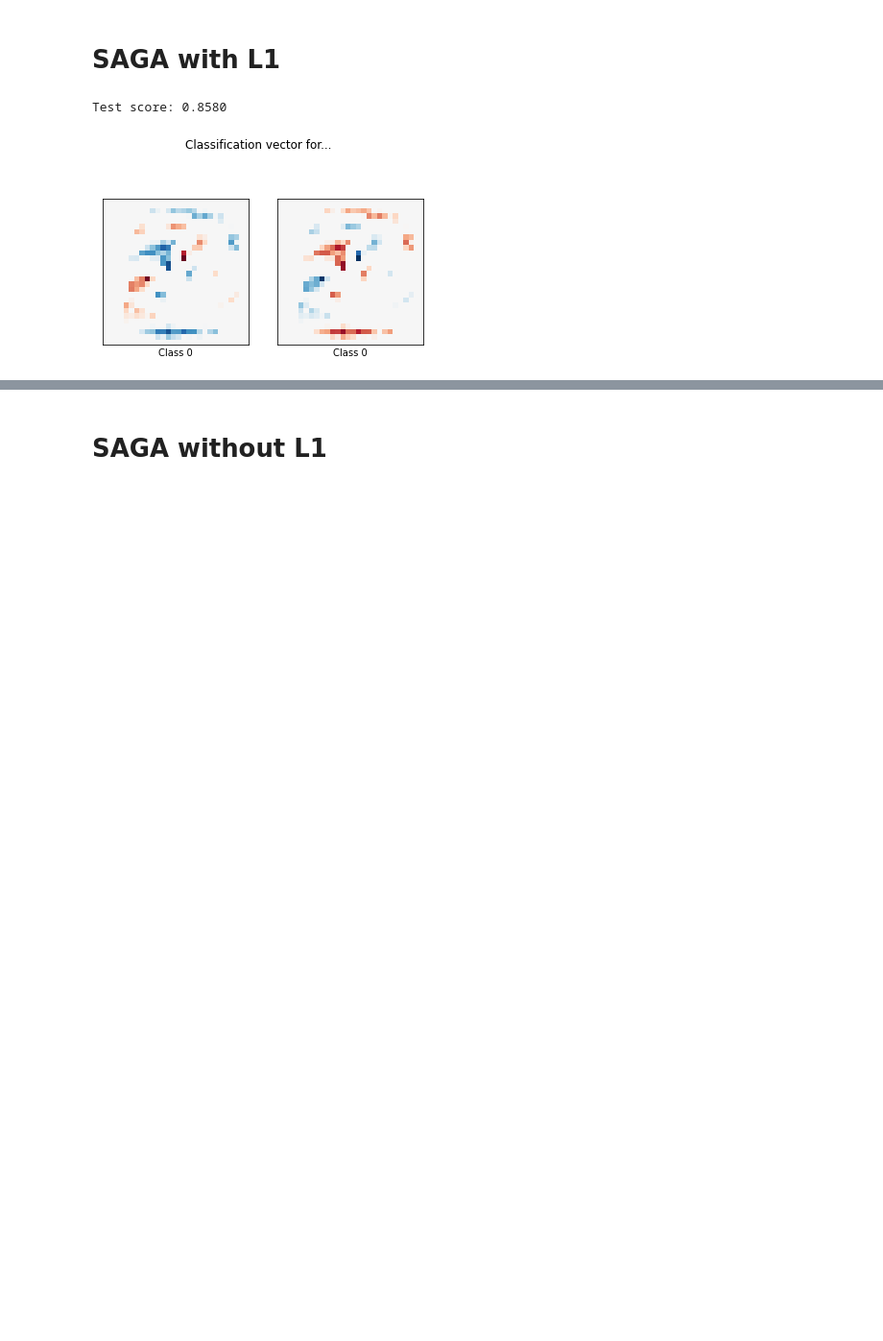
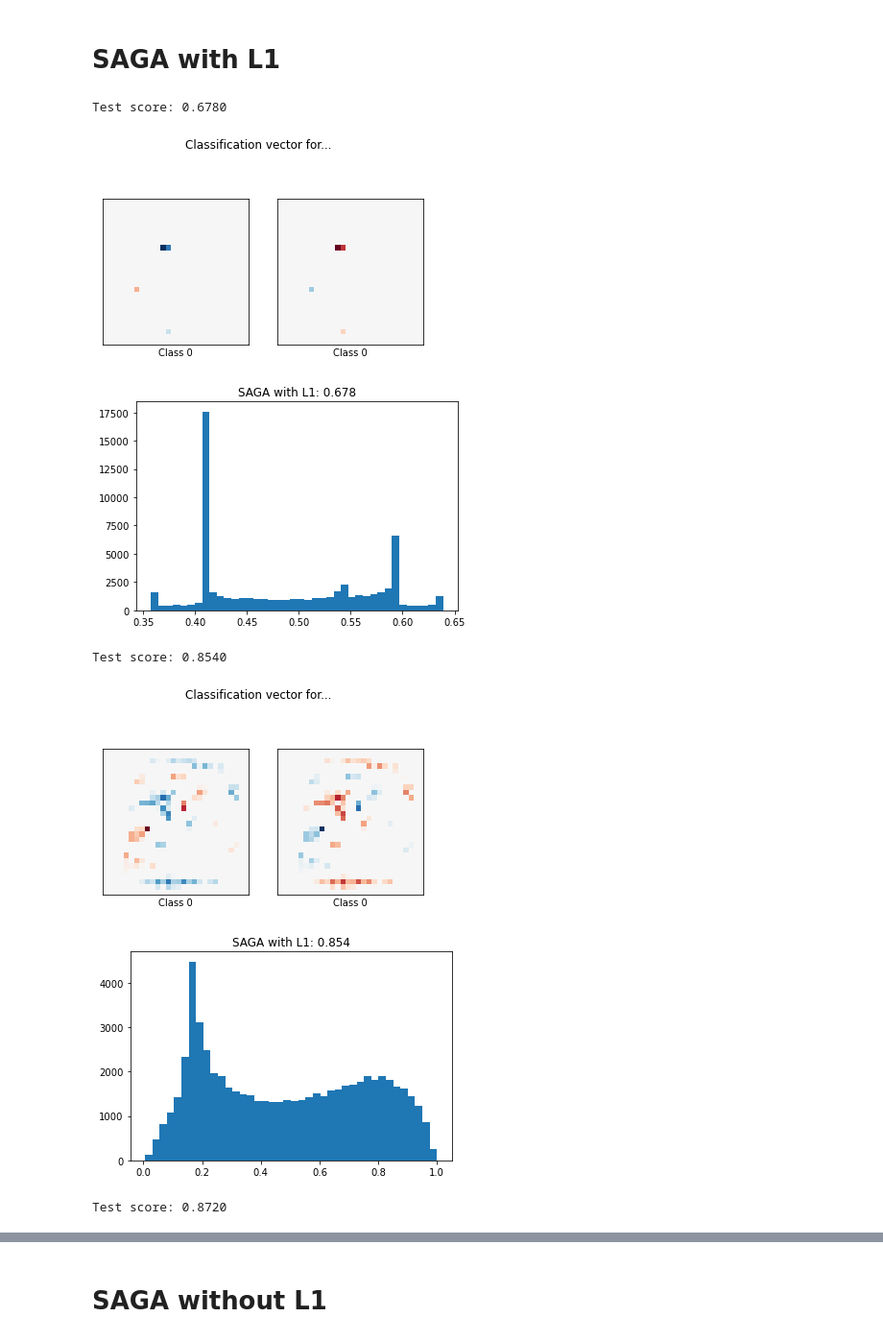
Before and after one commit to mburhanpurkar/multicalibration, a Jupyter notebook: Logistic Regression Comparison.ipynb, the cells around one changed output, grey strips where cells are left out. Shown at 96% size. Saved outputs shown, nothing was run; the diff lists cells and outputs as text; code cells hidden in the pictures; blank space fills up the shorter version.

Commit message:
Update figures

```diff
--- a/Logistic Regression Comparison.ipynb
+++ b/Logistic Regression Comparison.ipynb
@@ -48,28 +48,39 @@ X_test = scaler.transform(X_test)
 # %% [markdown]
 # SAGA with L1
 # %%
-clf = LogisticRegression(solver='saga', penalty='l1', C=50./n_train, tol=0.01, max_iter=10000)
-clf.fit(X_train, y_train)
+for const in [10., 50., 100., 500.]:
 
-sparsity = np.mean(clf.coef_ == 0) * 100
-score = clf.score(X_valid, y_valid)
-print("Test score: %.4f" % score)
+    clf = LogisticRegression(solver='saga', penalty='l1', C=const / n_train, tol=0.001, max_iter=10000)
+    clf.fit(X_train, y_train)
 
-coef = clf.coef_.copy()
-scale = np.abs(coef).max()
-fig, ax = plt.subplots(1, 2, sharex=True)
-ax[0].imshow(coef.reshape(28, 28), interpolation='nearest',
-               cmap=plt.cm.RdBu, vmin=-scale, vmax=scale)
-ax[1].imshow((coef * -1).reshape(28, 28), interpolation='nearest',
-               cmap=plt.cm.RdBu, vmin=-scale, vmax=scale)
-ax[0].set_xticks(())
-ax[0].set_yticks(())
-ax[0].set_xlabel('Class 0')
-ax[1].set_xticks(())
-ax[1].set_yticks(())
-ax[1].set_xlabel('Class 0')
-plt.suptitle('Classification vector for...')
-plt.show()
+    sparsity = np.mean(clf.coef_ == 0) * 100
+    score = clf.score(X_valid, y_valid)
+    print("Test score: %.4f" % score)
+
+    coef = clf.coef_.copy()
+    scale = np.abs(coef).max()
+    fig, ax = plt.subplots(1, 2, sharex=True)
+    ax[0].imshow(coef.reshape(28, 28), interpolation='nearest',
+                   cmap=plt.cm.RdBu, vmin=-scale, vmax=scale)
+    ax[1].imshow((coef * -1).reshape(28, 28), interpolation='nearest',
+                   cmap=plt.cm.RdBu, vmin=-scale, vmax=scale)
+    ax[0].set_xticks(())
+    ax[0].set_yticks(())
+    ax[0].set_xlabel('Class 0')
+    ax[1].set_xticks(())
+    ax[1].set_yticks(())
+    ax[1].set_xlabel('Class 0')
+    plt.suptitle('Classification vector for...')
+    plt.show()
+
+    plt.hist(clf.predict_proba(X_test)[:, 1], bins=40)
+    plt.title("SAGA with L1: " + str(score))
+    plt.show()
 # %% [output]
-Test score: 0.8580
+Test score: 0.6780
-[figure, old version]
+[figure, new version]
+[figure, added]
+Test score: 0.8540
+[figure, added]
+[figure, added]
+Test score: 0.8720
```
Also changed, not shown: parts of 5 cells of this notebook.
